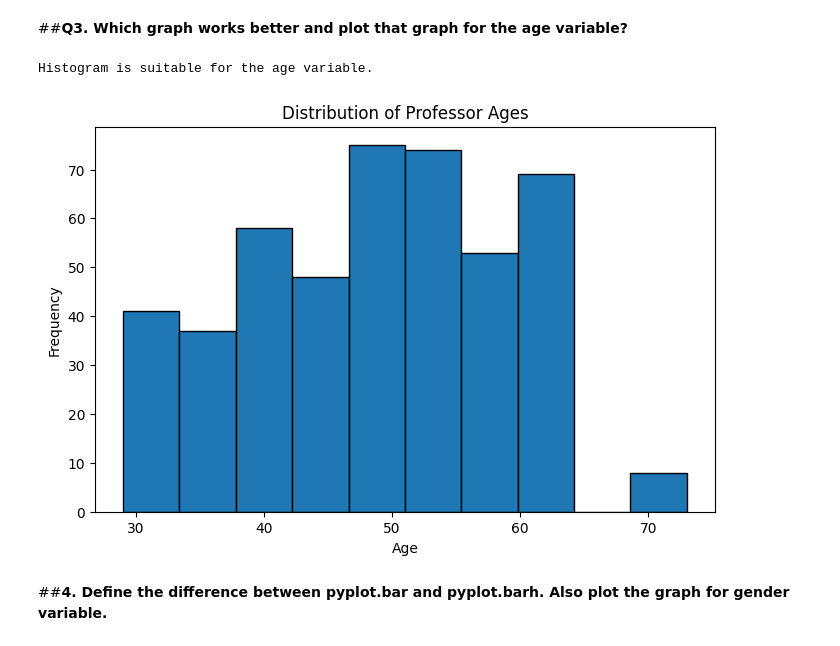
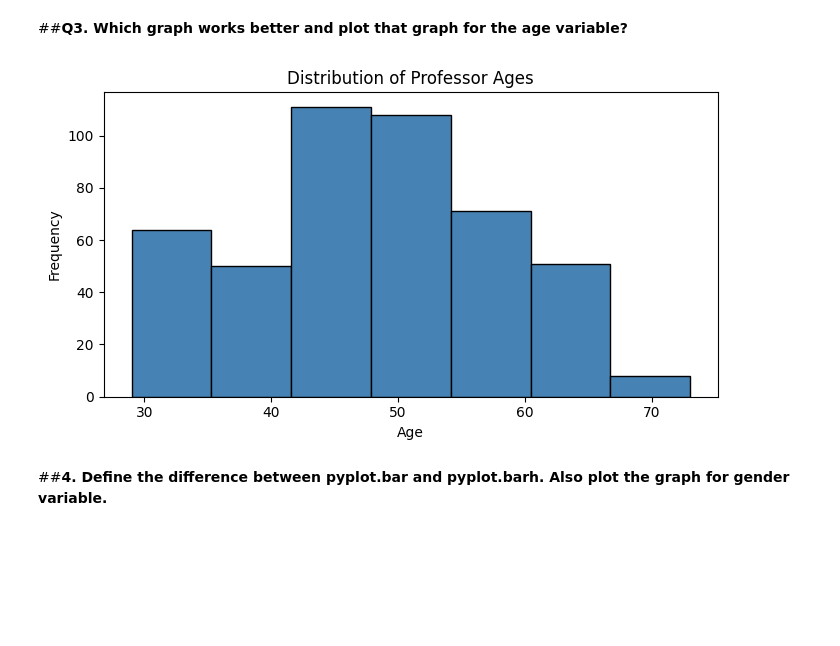
Before and after one commit to ayushsharma0130/Statistics-Practicals, a Jupyter notebook: Stats_Assig_3.ipynb, the cells around one changed output. Cells and saved outputs as stored; diff of their text form; code cells hidden in the pictures; blank space fills up the shorter version.

```diff
--- a/Stats_Assig_3.ipynb
+++ b/Stats_Assig_3.ipynb
@@ -102,24 +102,23 @@ Untenured Mean Age = 44.12 Standard Deviation = 9.43
 # %% [markdown]
 ##**Q3. Which graph works better and plot that graph for the age variable?**
 # %%
-print("Histogram is suitable for the age variable.")
-
-plt.figure(figsize=(8, 5))
+plt.figure(figsize=(7, 4))
 
 plt.hist(
-    df["age"],
-    bins=10,
-    edgecolor="black"
+    df['age'],
+    bins=7,           # reduce bins
+    edgecolor='black',
+    color='steelblue'
 )
 
 plt.xlabel("Age")
 plt.ylabel("Frequency")
 plt.title("Distribution of Professor Ages")
 
+plt.tight_layout()
 plt.show()
 # %% [output]
-Histogram is suitable for the age variable.
-[figure, old version]
+[figure, new version]
 # %% [markdown]
 ##**4. Define the difference between pyplot.bar and pyplot.barh. Also plot the graph for gender variable.**
 # %%
```
